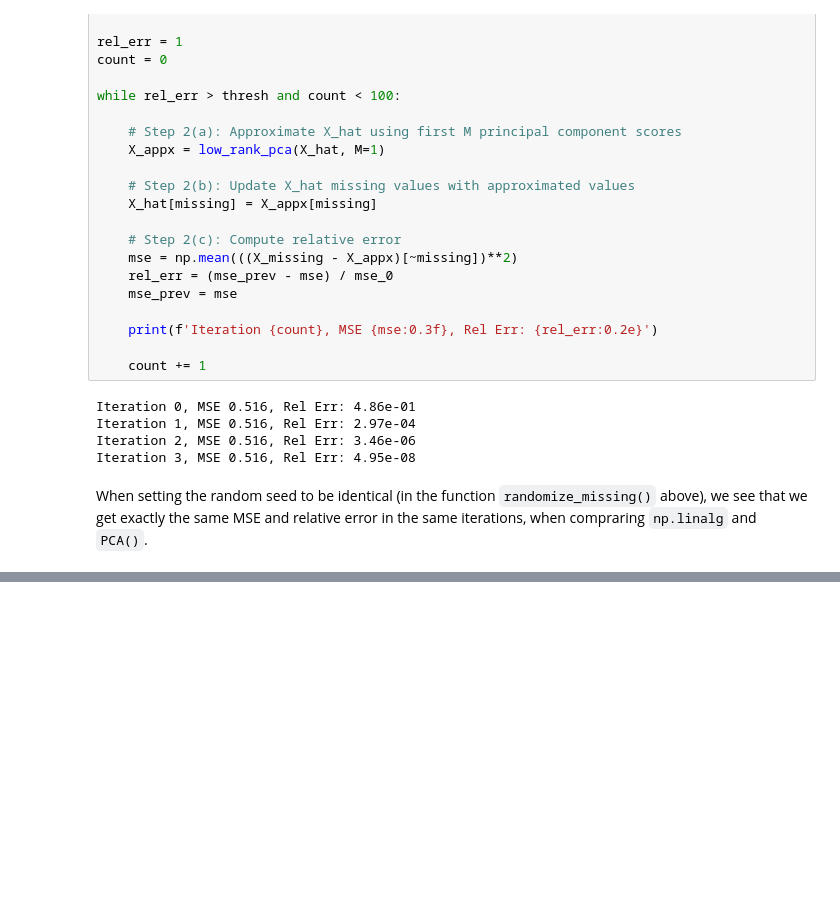
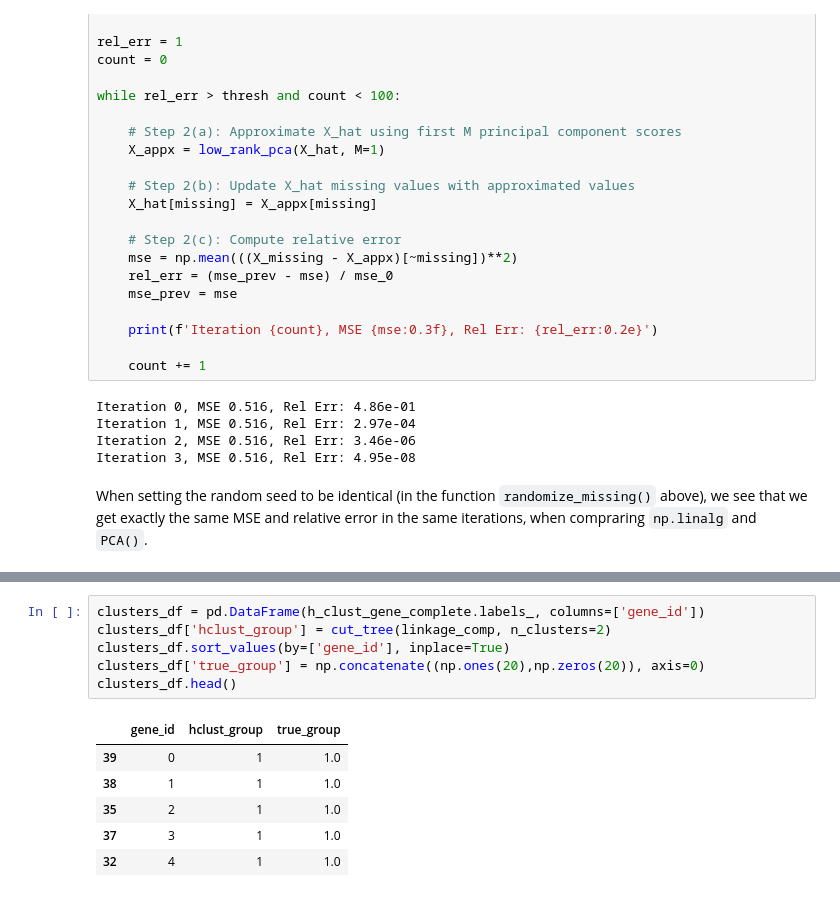
Before and after one commit to drwslv/StanfordOnline-Statistical-Learning, a Jupyter notebook: Ch12 Solutions Applied.ipynb, the cells around one changed output, grey strips where cells are left out. Drawn from its saved outputs; the diff is of its cells as text; blank space fills up the shorter version.

```diff
--- a/Ch12 Solutions Applied.ipynb
+++ b/Ch12 Solutions Applied.ipynb
@@ -684,0 +737,13 @@ When setting the random seed to be identical (in the function `randomize_missing
+# %%
+clusters_df = pd.DataFrame(h_clust_gene_complete.labels_, columns=['gene_id'])
+clusters_df['hclust_group'] = cut_tree(linkage_comp, n_clusters=2)
+clusters_df.sort_values(by=['gene_id'], inplace=True)
+clusters_df['true_group'] = np.concatenate((np.ones(20),np.zeros(20)), axis=0)
+clusters_df.head()
+# %% [output]
+|  | gene_id | hclust_group | true_group |
+| 39 | 0 | 1 | 1.0 |
+| 38 | 1 | 1 | 1.0 |
+| 35 | 2 | 1 | 1.0 |
+| 37 | 3 | 1 | 1.0 |
+| 32 | 4 | 1 | 1.0 |
```
Also changed, not shown: parts of 22 cells of this notebook.
